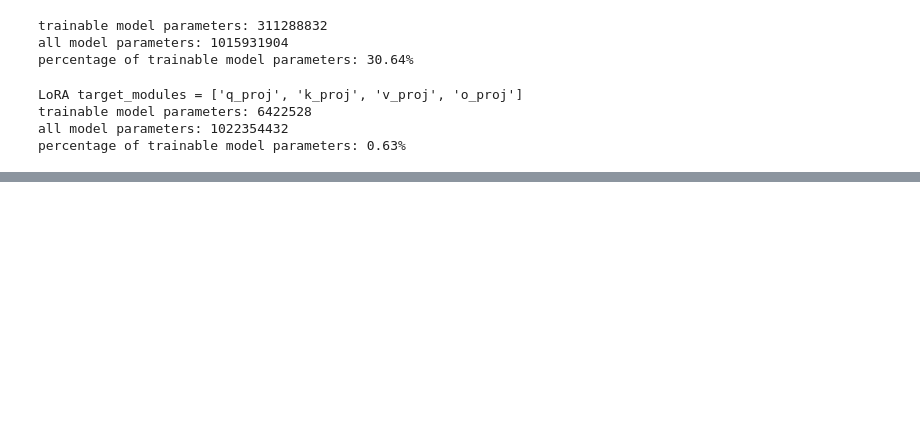
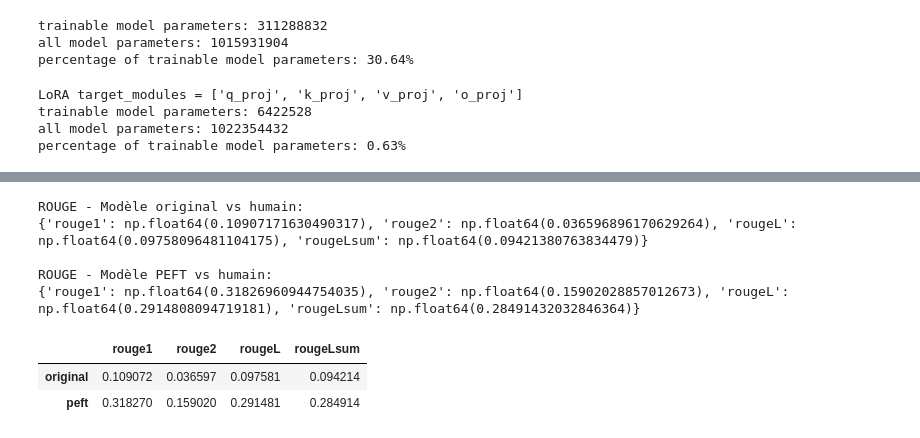
Before and after one commit to tombartos/tp-fine-tuning-student-version, a Jupyter notebook: tp-fine-tuning.ipynb, the cells around one changed output, grey strips where cells are left out. Cells and saved outputs as stored; diff of their text form; code cells hidden in the pictures; blank space fills up the shorter version.

```diff
--- a/tp-fine-tuning.ipynb
+++ b/tp-fine-tuning.ipynb
@@ -698,0 +860,34 @@ CUDA mem free/total (pre-TrainingArgs): 9.28 / 14.74 GiB
+# %%
+rouge = evaluate.load("rouge")
+
+rouge_original = rouge.compute(
+    predictions=original_model_summaries,
+    references=human_baseline_summaries,
+    use_stemmer=True,
+    rouge_types=["rouge1", "rouge2", "rougeL", "rougeLsum"],
+)
+
+rouge_peft = rouge.compute(
+    predictions=peft_model_summaries,
+    references=human_baseline_summaries,
+    use_stemmer=True,
+    rouge_types=["rouge1", "rouge2", "rougeL", "rougeLsum"],
+)
+
+print("ROUGE - Modèle original vs humain:")
+print(rouge_original)
+
+print("\nROUGE - Modèle PEFT vs humain:")
+print(rouge_peft)
+
+# Optionnel : affichage propre en tableau
+pd.DataFrame({"original": rouge_original, "peft": rouge_peft}).T
+# %% [output]
+ROUGE - Modèle original vs humain:
+{'rouge1': np.float64(0.10907171630490317), 'rouge2': np.float64(0.036596896170629264), 'rougeL': np.float64(0.09758096481104175), 'rougeLsum': np.float64(0.09421380763834479)}
+
+ROUGE - Modèle PEFT vs humain:
+{'rouge1': np.float64(0.31826960944754035), 'rouge2': np.float64(0.15902028857012673), 'rougeL': np.float64(0.2914808094719181), 'rougeLsum': np.float64(0.28491432032846364)}
+|  | rouge1 | rouge2 | rougeL | rougeLsum |
+| original | 0.109072 | 0.036597 | 0.097581 | 0.094214 |
+| peft | 0.318270 | 0.159020 | 0.291481 | 0.284914 |
```
Also changed, not shown: parts of 12 cells of this notebook.
